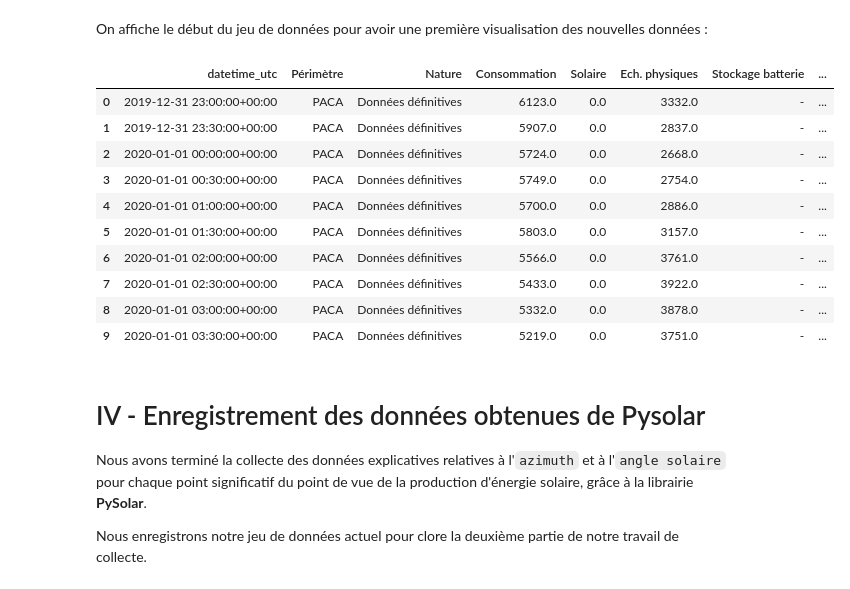
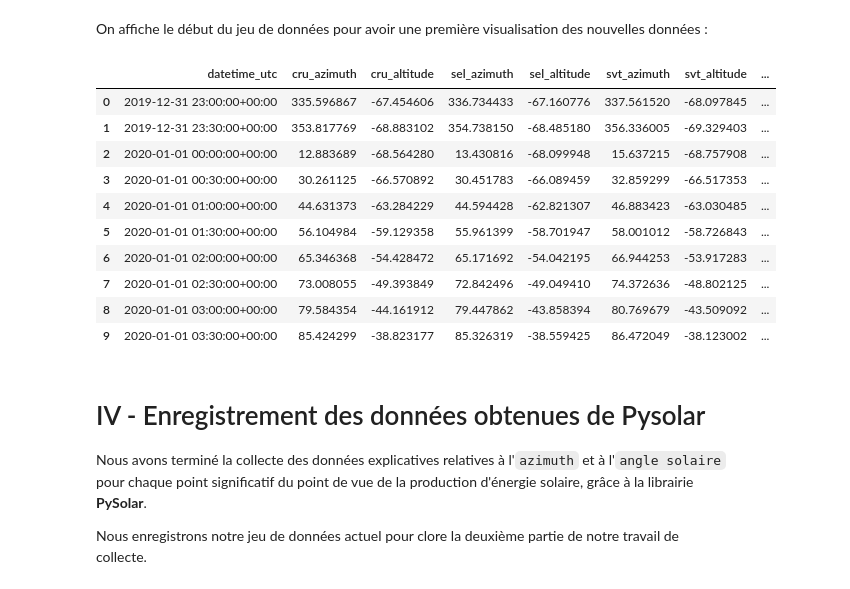
Before and after one commit to Math2935/aug25cds_variabilite, a Jupyter notebook: notebooks/02_collecte/02_astronomie.ipynb, the cells around one changed output. Saved outputs shown, nothing was run; the diff lists cells and outputs as text; code cells hidden in the pictures.

Commit message:
Update astronomy collect.

```diff
--- a/notebooks/02_collecte/02_astronomie.ipynb
+++ b/notebooks/02_collecte/02_astronomie.ipynb
@@ -45,7 +45,10 @@ communes = output_path / 'best_communes_geo_energy.csv'
 On charge le jeu de données de l'étape précédente :
 # %%
 # Charger le dataset production final de l'étape précédente :
-df_rte = pd.read_csv(input_datasets, parse_dates=['datetime_utc'])
-display(df_rte.head())
-print(df_rte.dtypes)
+df_astro = pd.read_csv(input_datasets, parse_dates=['datetime_utc'])
+
+# Pour la collecte des données on n'a besoin que des créneaux horaires
+df_astro = df_astro[['datetime_utc']]
+display(df_astro.head())
+print(df_astro.dtypes)
 # %% [output]
@@ -106,12 +106,12 @@ for ville in df_communes['prefix'] :
 
     # On crée une nouvelle colonne pour la ville pour l'azimuth
     print("\tAzimuth...")
-    df_rte[ville + '_azimuth'] = df_rte['datetime_utc'].apply(lambda date : get_azimuth(latitude, longitude, date))
+    df_astro[ville + '_azimuth'] = df_astro['datetime_utc'].apply(lambda date : get_azimuth(latitude, longitude, date))
     print("\t\tOK")
 
     # On crée une nouvelle colonne pour la ville pour l'altitude
     print("\tAltitude...")
-    df_rte[ville + '_altitude'] = df_rte['datetime_utc'].apply(lambda date : get_altitude(latitude, longitude, date))
+    df_astro[ville + '_altitude'] = df_astro['datetime_utc'].apply(lambda date : get_altitude(latitude, longitude, date))
     print("\t\tOK")
 
     print(ville + "-> OK\n")
@@ -120,19 +136,19 @@ KeyError: 'prefix'
 # %% [markdown]
 On affiche le début du jeu de données pour avoir une première visualisation des nouvelles données :
 # %%
-display(df_rte.head(10))
+display(df_astro.head(10))
 # %% [output]
-|  | datetime_utc | Périmètre | Nature | Consommation | Solaire | Ech. physiques | Stockage batterie | ... |
-| 0 | 2019-12-31 23:00:00+00:00 | PACA | Données définitives | 6123.0 | 0.0 | 3332.0 | - | ... |
-| 1 | 2019-12-31 23:30:00+00:00 | PACA | Données définitives | 5907.0 | 0.0 | 2837.0 | - | ... |
-| 2 | 2020-01-01 00:00:00+00:00 | PACA | Données définitives | 5724.0 | 0.0 | 2668.0 | - | ... |
-| 3 | 2020-01-01 00:30:00+00:00 | PACA | Données définitives | 5749.0 | 0.0 | 2754.0 | - | ... |
-| 4 | 2020-01-01 01:00:00+00:00 | PACA | Données définitives | 5700.0 | 0.0 | 2886.0 | - | ... |
-| 5 | 2020-01-01 01:30:00+00:00 | PACA | Données définitives | 5803.0 | 0.0 | 3157.0 | - | ... |
-| 6 | 2020-01-01 02:00:00+00:00 | PACA | Données définitives | 5566.0 | 0.0 | 3761.0 | - | ... |
-| 7 | 2020-01-01 02:30:00+00:00 | PACA | Données définitives | 5433.0 | 0.0 | 3922.0 | - | ... |
-| 8 | 2020-01-01 03:00:00+00:00 | PACA | Données définitives | 5332.0 | 0.0 | 3878.0 | - | ... |
-| 9 | 2020-01-01 03:30:00+00:00 | PACA | Données définitives | 5219.0 | 0.0 | 3751.0 | - | ... |
+|  | datetime_utc | cru_azimuth | cru_altitude | sel_azimuth | sel_altitude | svt_azimuth | svt_altitude | ... |
+| 0 | 2019-12-31 23:00:00+00:00 | 335.596867 | -67.454606 | 336.734433 | -67.160776 | 337.561520 | -68.097845 | ... |
+| 1 | 2019-12-31 23:30:00+00:00 | 353.817769 | -68.883102 | 354.738150 | -68.485180 | 356.336005 | -69.329403 | ... |
+| 2 | 2020-01-01 00:00:00+00:00 | 12.883689 | -68.564280 | 13.430816 | -68.099948 | 15.637215 | -68.757908 | ... |
+| 3 | 2020-01-01 00:30:00+00:00 | 30.261125 | -66.570892 | 30.451783 | -66.089459 | 32.859299 | -66.517353 | ... |
+| 4 | 2020-01-01 01:00:00+00:00 | 44.631373 | -63.284229 | 44.594428 | -62.821307 | 46.883423 | -63.030485 | ... |
+| 5 | 2020-01-01 01:30:00+00:00 | 56.104984 | -59.129358 | 55.961399 | -58.701947 | 58.001012 | -58.726843 | ... |
+| 6 | 2020-01-01 02:00:00+00:00 | 65.346368 | -54.428472 | 65.171692 | -54.042195 | 66.944253 | -53.917283 | ... |
+| 7 | 2020-01-01 02:30:00+00:00 | 73.008055 | -49.393849 | 72.842496 | -49.049410 | 74.372636 | -48.802125 | ... |
+| 8 | 2020-01-01 03:00:00+00:00 | 79.584354 | -44.161912 | 79.447862 | -43.858394 | 80.769679 | -43.509092 | ... |
+| 9 | 2020-01-01 03:30:00+00:00 | 85.424299 | -38.823177 | 85.326319 | -38.559425 | 86.472049 | -38.123002 | ... |
 # %% [markdown]
 # IV - Enregistrement des données obtenues de Pysolar
 
```
Also changed, not shown: parts of 8 cells of this notebook, 1 other file.
